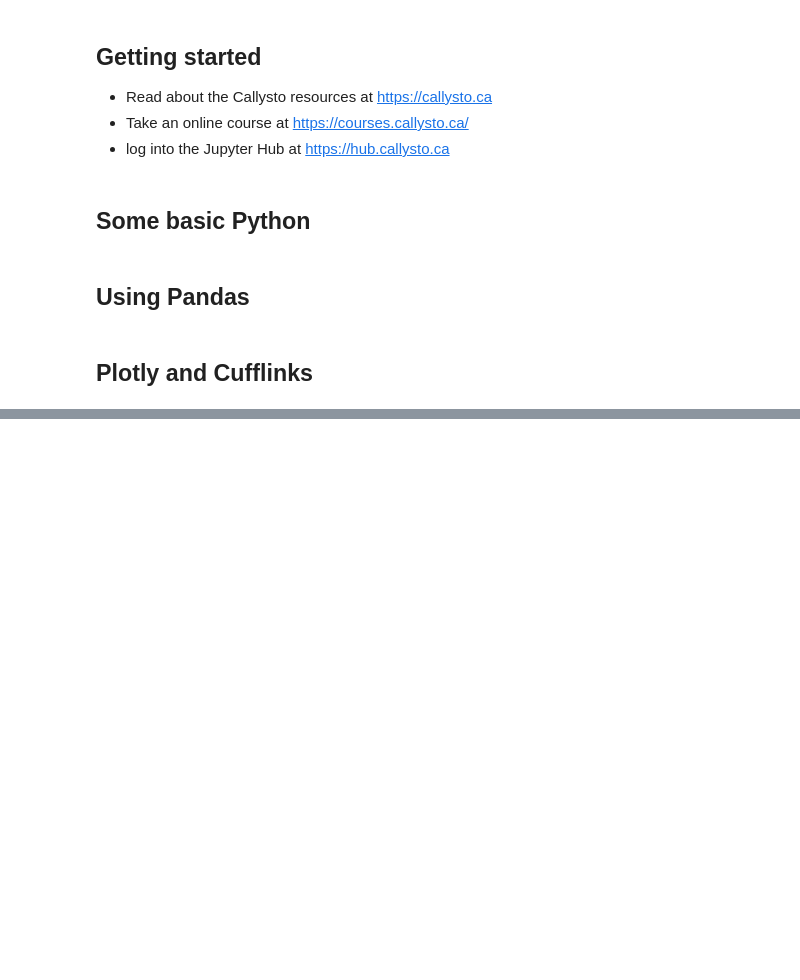
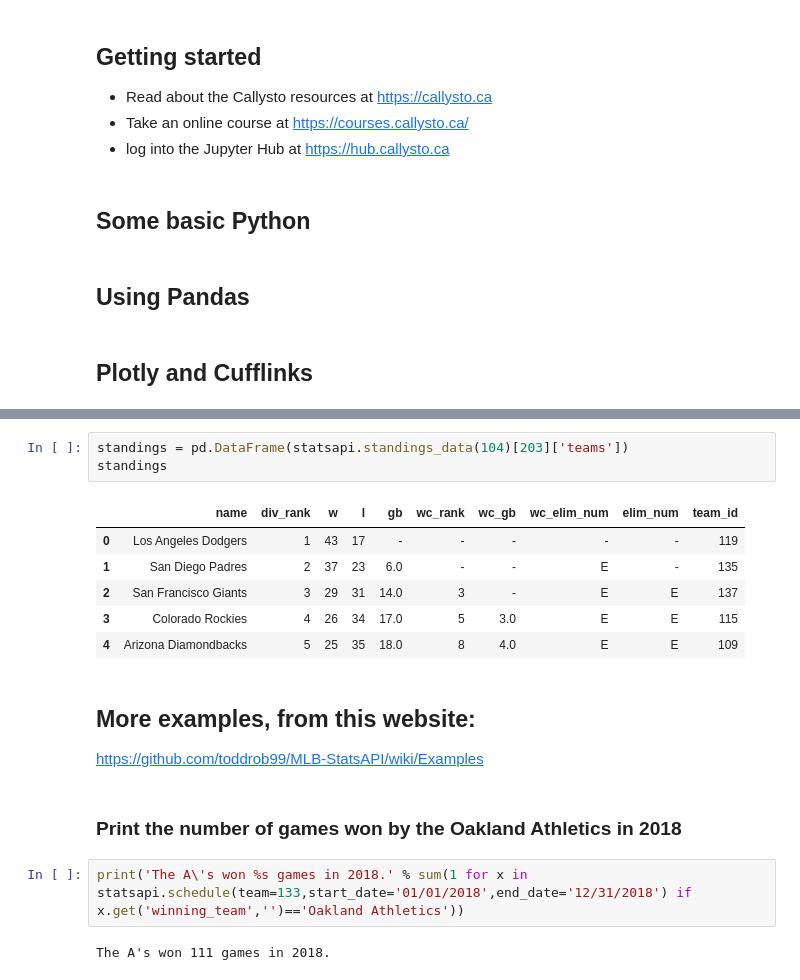
Before and after one commit to callysto/Sports, a Jupyter notebook: SportsAnalytics.ipynb, the cells around one changed output, grey strips where cells are left out. Drawn from its saved outputs; the diff is of its cells as text; blank space fills up the shorter version.

```diff
--- a/SportsAnalytics.ipynb
+++ b/SportsAnalytics.ipynb
@@ -338,0 +386,20 @@ df1.loc[lambda df: (df['Team'] == 'Home') & (df['Period'] == 1) & (df['Type'] ==
+# %%
+standings = pd.DataFrame(statsapi.standings_data(104)[203]['teams'])
+standings
+# %% [output]
+|  | name | div_rank | w | l | gb | wc_rank | wc_gb | wc_elim_num | elim_num | team_id |
+| 0 | Los Angeles Dodgers | 1 | 43 | 17 | - | - | - | - | - | 119 |
+| 1 | San Diego Padres | 2 | 37 | 23 | 6.0 | - | - | E | - | 135 |
+| 2 | San Francisco Giants | 3 | 29 | 31 | 14.0 | 3 | - | E | E | 137 |
+| 3 | Colorado Rockies | 4 | 26 | 34 | 17.0 | 5 | 3.0 | E | E | 115 |
+| 4 | Arizona Diamondbacks | 5 | 25 | 35 | 18.0 | 8 | 4.0 | E | E | 109 |
+# %% [markdown]
+## More examples, from this website:
+
+https://github.com/toddrob99/MLB-StatsAPI/wiki/Examples
+# %% [markdown]
+### Print the number of games won by the Oakland Athletics in 2018
+# %%
+print('The A\'s won %s games in 2018.' % sum(1 for x in statsapi.schedule(team=133,start_date='01/01/2018',end_date='12/31/2018') if x.get('winning_team','')=='Oakland Athletics'))
+# %% [output]
+The A's won 111 games in 2018.
```
Also changed, not shown: parts of 8 cells of this notebook, 1 other file.
